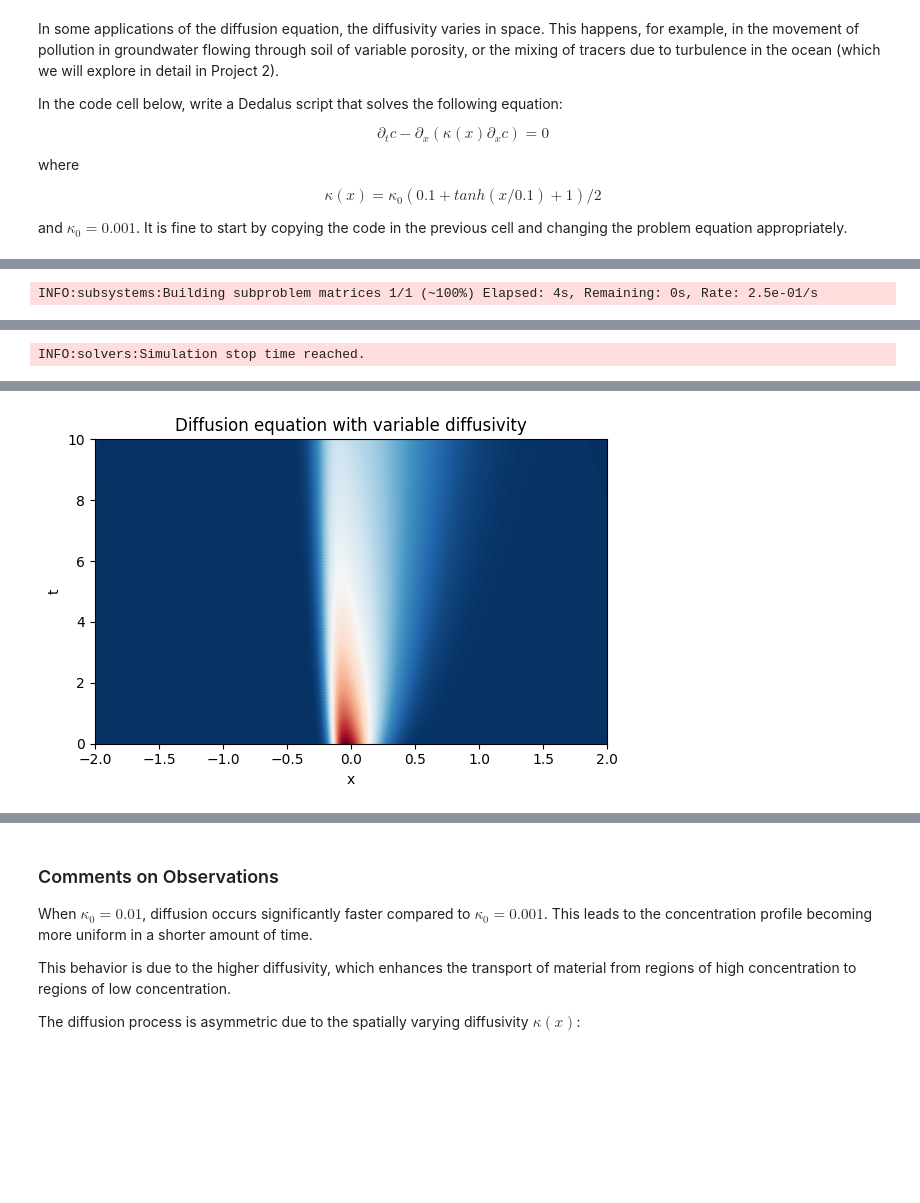
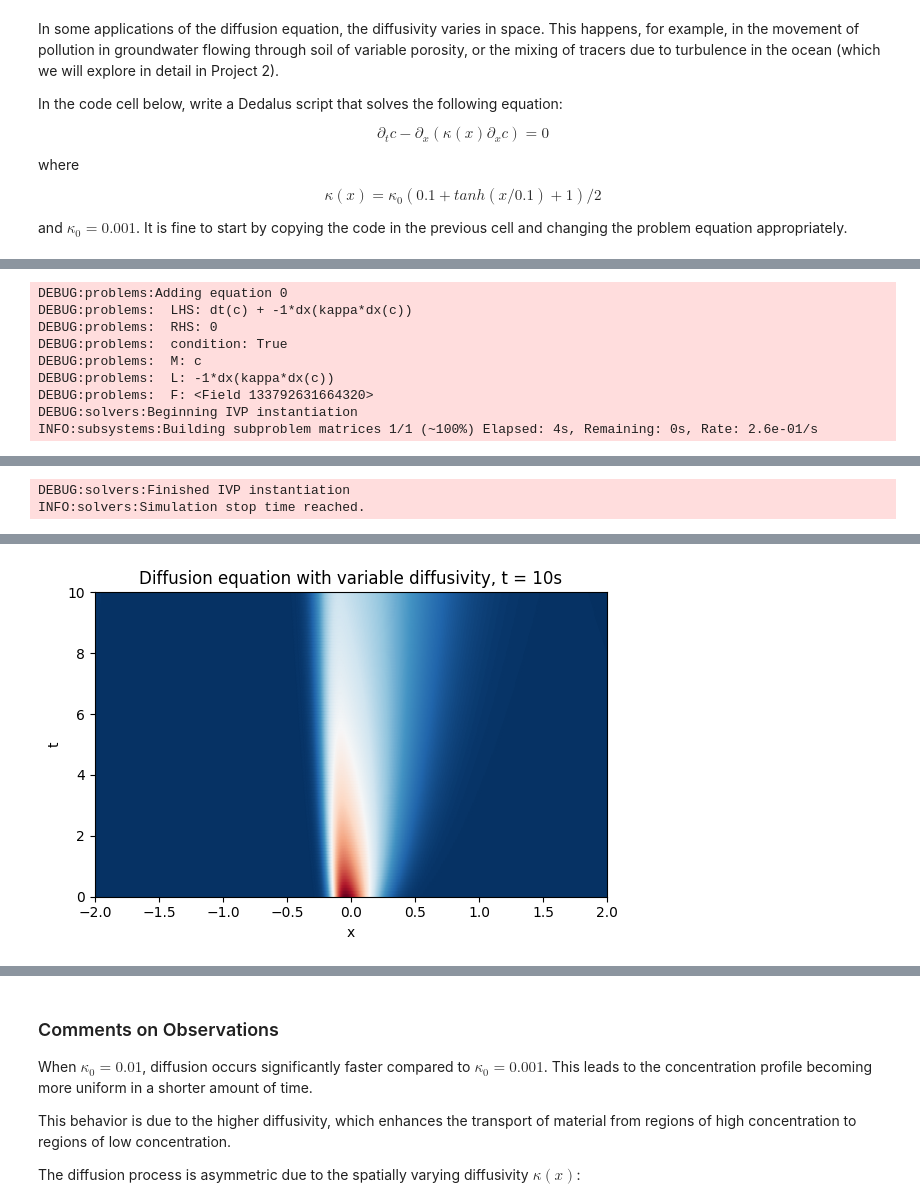
Before and after one commit to StarYuxinChen/QCES, a Jupyter notebook: Project1_dedalus.ipynb, the cells around one changed output, grey strips where cells are left out. Saved outputs shown, nothing was run; the diff lists cells and outputs as text; code cells hidden in the pictures; blank space fills up the shorter version.

```diff
--- a/Project1_dedalus.ipynb
+++ b/Project1_dedalus.ipynb
@@ -635,8 +724,16 @@ plt.xlim(x_start, x_end)
 plt.ylim(0, solver.stop_sim_time)
 plt.xlabel('x')
 plt.ylabel('t')
-plt.title('Diffusion equation with variable diffusivity')
+plt.title('Diffusion equation with variable diffusivity, t = 10s')
 plt.tight_layout()
 plt.show()
 # %% [output]
-INFO:subsystems:Building subproblem matrices 1/1 (~100%) Elapsed: 4s, Remaining: 0s, Rate: 2.5e-01/s
+DEBUG:problems:Adding equation 0
+DEBUG:problems:  LHS: dt(c) + -1*dx(kappa*dx(c))
+DEBUG:problems:  RHS: 0
+DEBUG:problems:  condition: True
+DEBUG:problems:  M: c
+DEBUG:problems:  L: -1*dx(kappa*dx(c))
+DEBUG:problems:  F: <Field 133792631664320>
+DEBUG:solvers:Beginning IVP instantiation
+INFO:subsystems:Building subproblem matrices 1/1 (~100%) Elapsed: 4s, Remaining: 0s, Rate: 2.6e-01/s
@@ -644 +741,2 @@ INFO:subsystems:Building subproblem matrices 1/1 (~100%) Elapsed: 4s, Remaining:
+DEBUG:solvers:Finished IVP instantiation
 INFO:solvers:Simulation stop time reached.
@@ -646 +744 @@ INFO:solvers:Simulation stop time reached.
-[figure, old version]
+[figure, new version]
```
Also changed, not shown: parts of 13 cells of this notebook.
